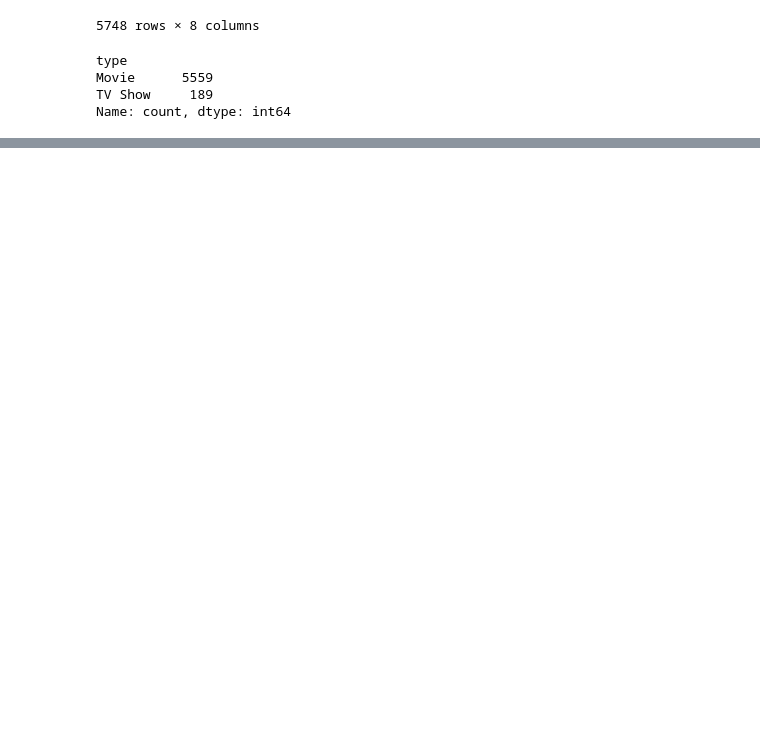
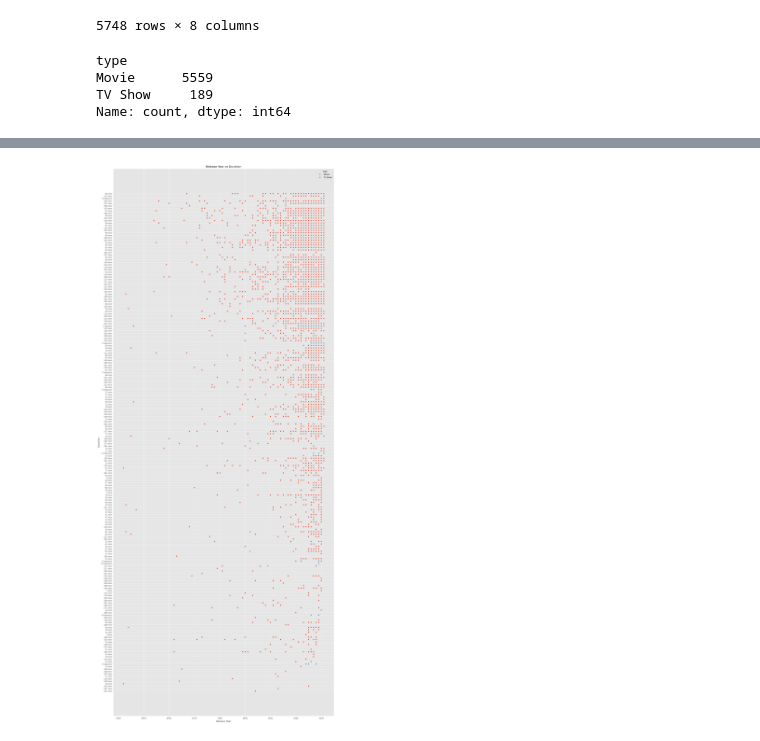
Before and after one commit to kaan4dev/netflixAnalysis, a Jupyter notebook: netflix.ipynb, the cells around one changed output, grey strips where cells are left out. Saved outputs shown, nothing was run; the diff lists cells and outputs as text; code cells hidden in the pictures; blank space fills up the shorter version.

Commit message:
data analysis is done.

```diff
--- a/netflix.ipynb
+++ b/netflix.ipynb
@@ -149,0 +200,12 @@ df['country'].value_counts().head(5).plot(kind='barh', figsize=(17,5))
+# %%
+plt.figure(figsize=(20,50))
+
+ax = sns.scatterplot(x='releaseYear', y='duration', hue='type', data=df)
+
+ax.set_xlabel('Release Year')
+ax.set_ylabel('Duration')
+ax.set_title('Release Year vs Duration')
+
+plt.show()
+# %% [output]
+[figure, added]
```
Also changed, not shown: parts of 6 cells of this notebook, 3 other files.
